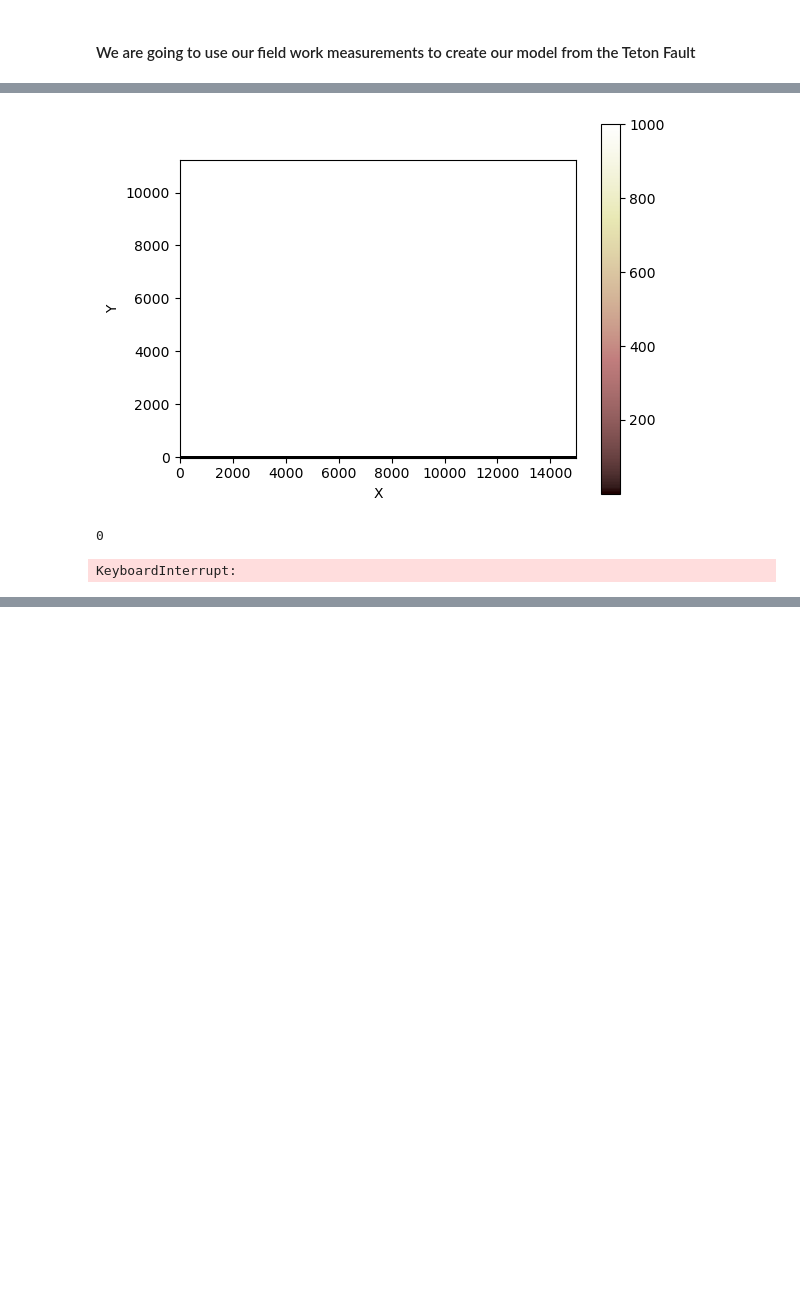
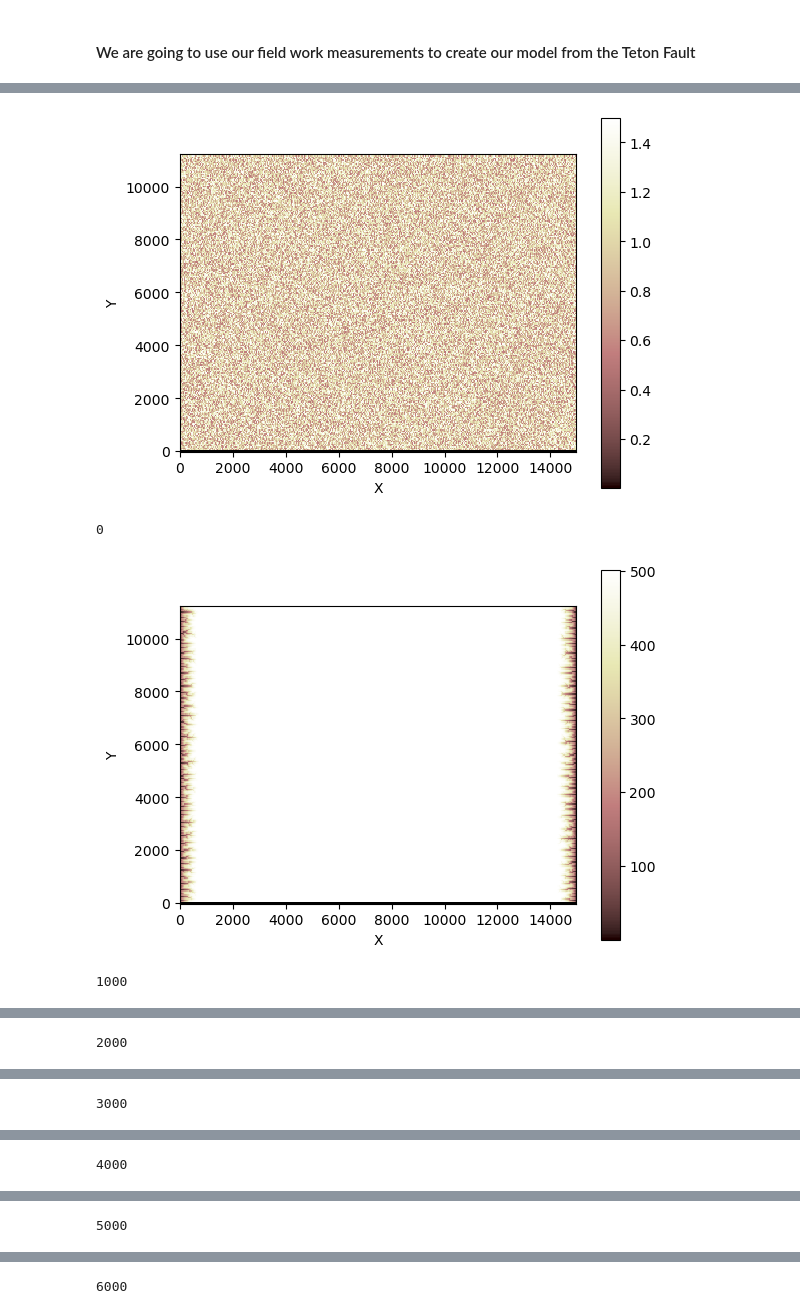
Before and after one commit to thepedroland/tect_land_project, a Jupyter notebook: Teton_Syntetic_model_class.ipynb, the cells around one changed output, grey strips where cells are left out. Saved outputs shown, nothing was run; the diff lists cells and outputs as text; code cells hidden in the pictures; blank space fills up the shorter version.

```diff
--- a/Teton_Syntetic_model_class.ipynb
+++ b/Teton_Syntetic_model_class.ipynb
@@ -73,7 +74,8 @@ n_steps = 100001
 dt = 1000  # timestep in years
 
 U = np.ones(basin_mg.number_of_nodes)
-uplift_rate = 0.00005 #in meters/years
+uplift_rate = 0.0005 #in meters/years
+U = U*uplift_rate
 
 fa = FlowAccumulator(basin_mg, flow_director='D8')
 ld = LinearDiffuser(basin_mg, linear_diffusivity=params['diffuser']['D_diff'])
@@ -83,17 +85,17 @@ uplift_per_steps = dt * U
 # %%
 for i in range(n_steps):
 
     basin_mg.at_node['topographic__elevation'][basin_mg.core_nodes] += uplift_per_steps[basin_mg.core_nodes]
     fa.run_one_step()
     sp.run_one_step(dt=dt)
     ld.run_one_step(dt)
 
-
-    if i%100 == 0:
+    if i%1000 == 0:
         imshow_grid(basin_mg, 'topographic__elevation')
         plt.show()
         print(i)
 # %% [output]
-[figure, old version]
+[figure, new version]
 0
+[figure, added]
-KeyboardInterrupt:
+1000
@@ -99,0 +103 @@ KeyboardInterrupt:
+2000
@@ -99,0 +105 @@ KeyboardInterrupt:
+3000
@@ -99,0 +107 @@ KeyboardInterrupt:
+4000
@@ -99,0 +109 @@ KeyboardInterrupt:
+5000
@@ -99,0 +111 @@ KeyboardInterrupt:
+6000
```
Also changed, not shown: parts of 5 cells of this notebook.
